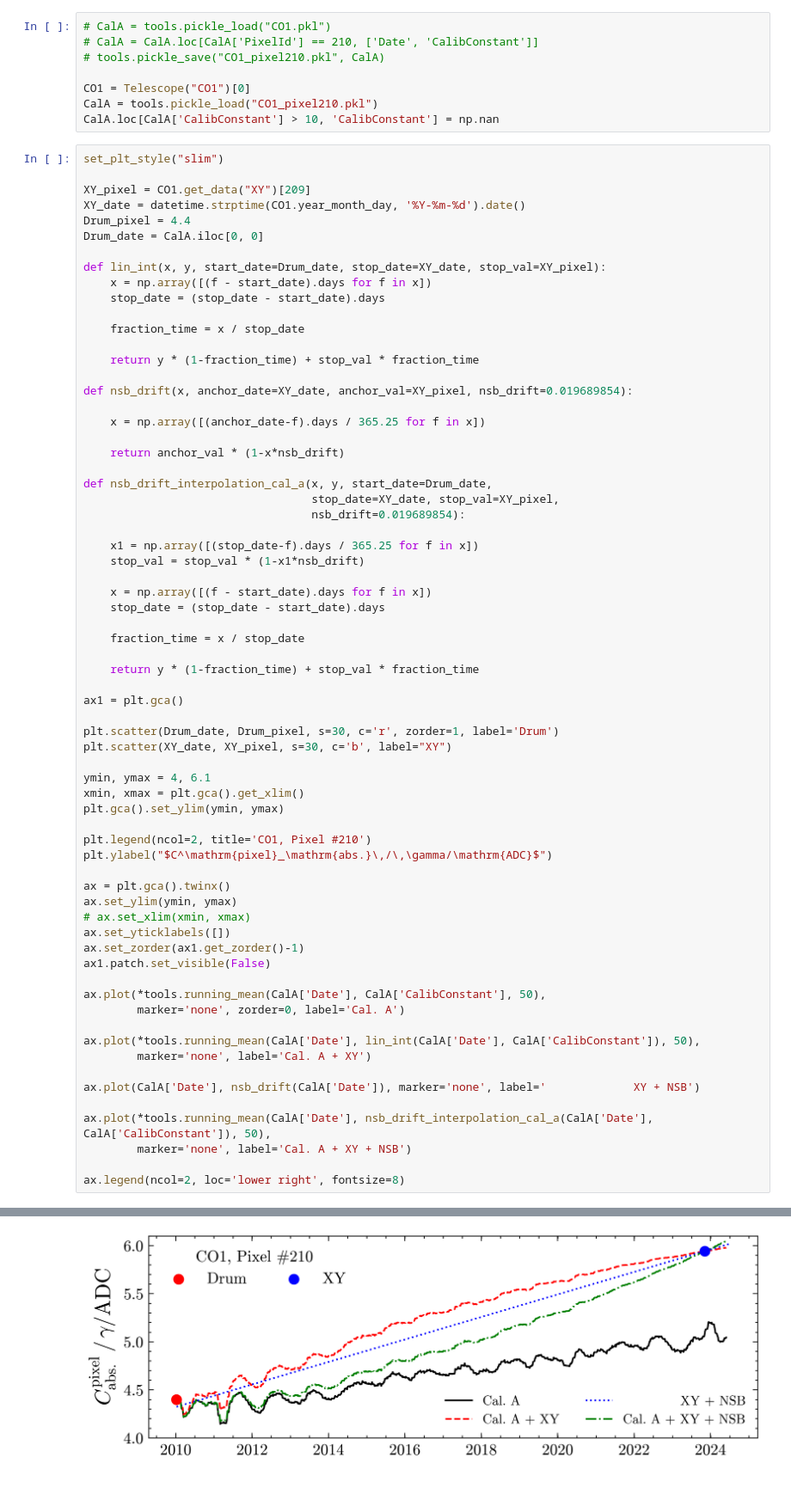
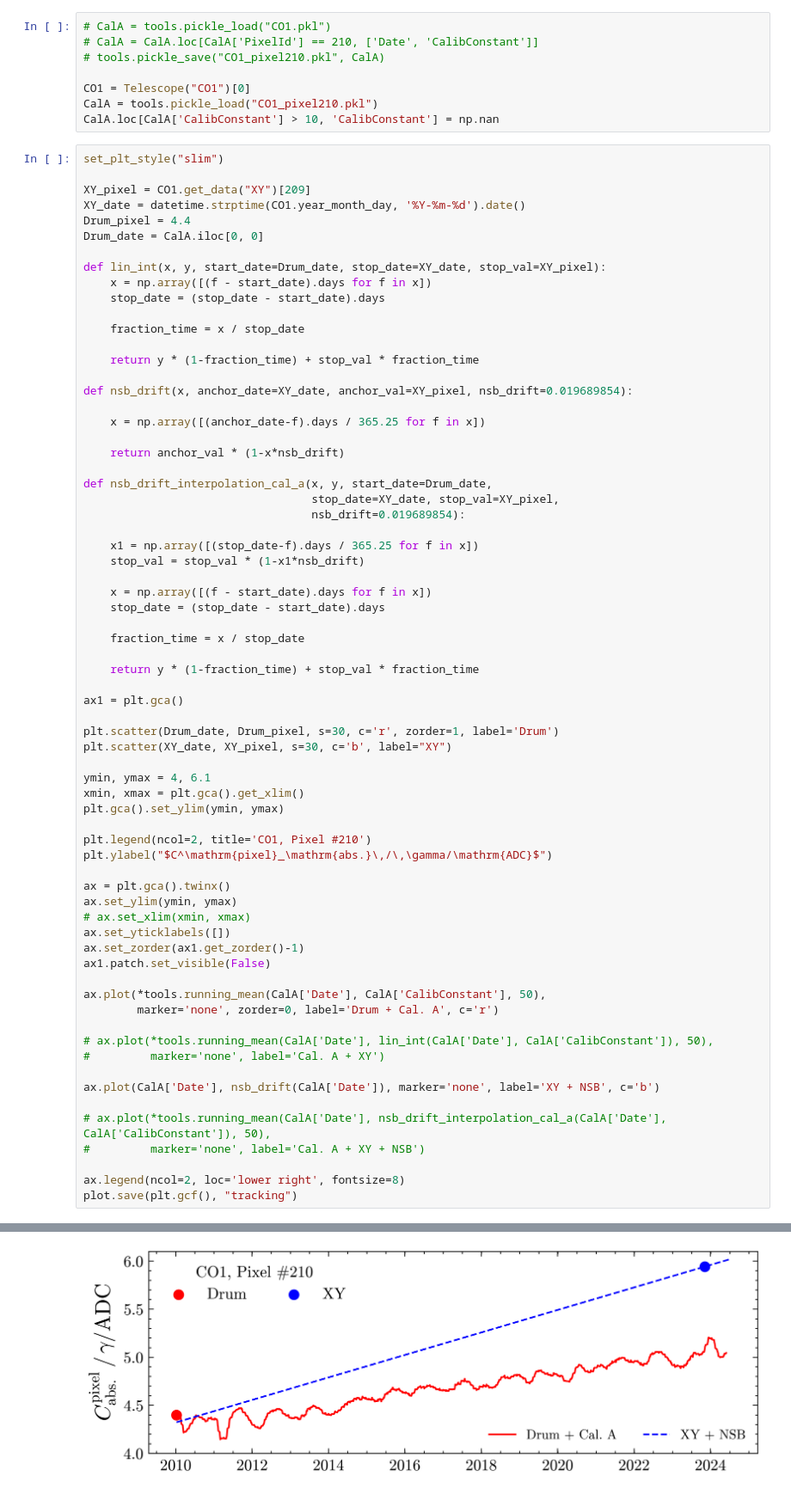
Before and after one commit to Quizznor/thesis-latex, a Jupyter notebook: scripts/plot_scripts/04-xy-chapter/tracking/plot.ipynb, the cells around one changed output, grey strips where cells are left out. Shown at 86% size. Saved outputs shown, nothing was run; the diff lists cells and outputs as text.

Commit message:
nsb plots

```diff
--- a/scripts/plot_scripts/04-xy-chapter/tracking/plot.ipynb
+++ b/scripts/plot_scripts/04-xy-chapter/tracking/plot.ipynb
@@ -89,15 +89,16 @@ ax.set_zorder(ax1.get_zorder()-1)
 ax1.patch.set_visible(False)
 
 ax.plot(*tools.running_mean(CalA['Date'], CalA['CalibConstant'], 50),
-        marker='none', zorder=0, label='Cal. A')
+        marker='none', zorder=0, label='Drum + Cal. A', c='r')
 
-ax.plot(*tools.running_mean(CalA['Date'], lin_int(CalA['Date'], CalA['CalibConstant']), 50),
-        marker='none', label='Cal. A + XY')
+# ax.plot(*tools.running_mean(CalA['Date'], lin_int(CalA['Date'], CalA['CalibConstant']), 50),
+#         marker='none', label='Cal. A + XY')
 
-ax.plot(CalA['Date'], nsb_drift(CalA['Date']), marker='none', label='             XY + NSB')
+ax.plot(CalA['Date'], nsb_drift(CalA['Date']), marker='none', label='XY + NSB', c='b')
 
-ax.plot(*tools.running_mean(CalA['Date'], nsb_drift_interpolation_cal_a(CalA['Date'], CalA['CalibConstant']), 50),
-        marker='none', label='Cal. A + XY + NSB')
+# ax.plot(*tools.running_mean(CalA['Date'], nsb_drift_interpolation_cal_a(CalA['Date'], CalA['CalibConstant']), 50),
+#         marker='none', label='Cal. A + XY + NSB')
 
 ax.legend(ncol=2, loc='lower right', fontsize=8)
+plot.save(plt.gcf(), "tracking")
 # %% [output]
@@ -110,2 +110,2 @@ ax.legend(ncol=2, loc='lower right', fontsize=8)
-[figure, old version]
+[figure, new version]
 # %%
```
Also changed, not shown: parts of 6 cells of this notebook, 3 other files.
